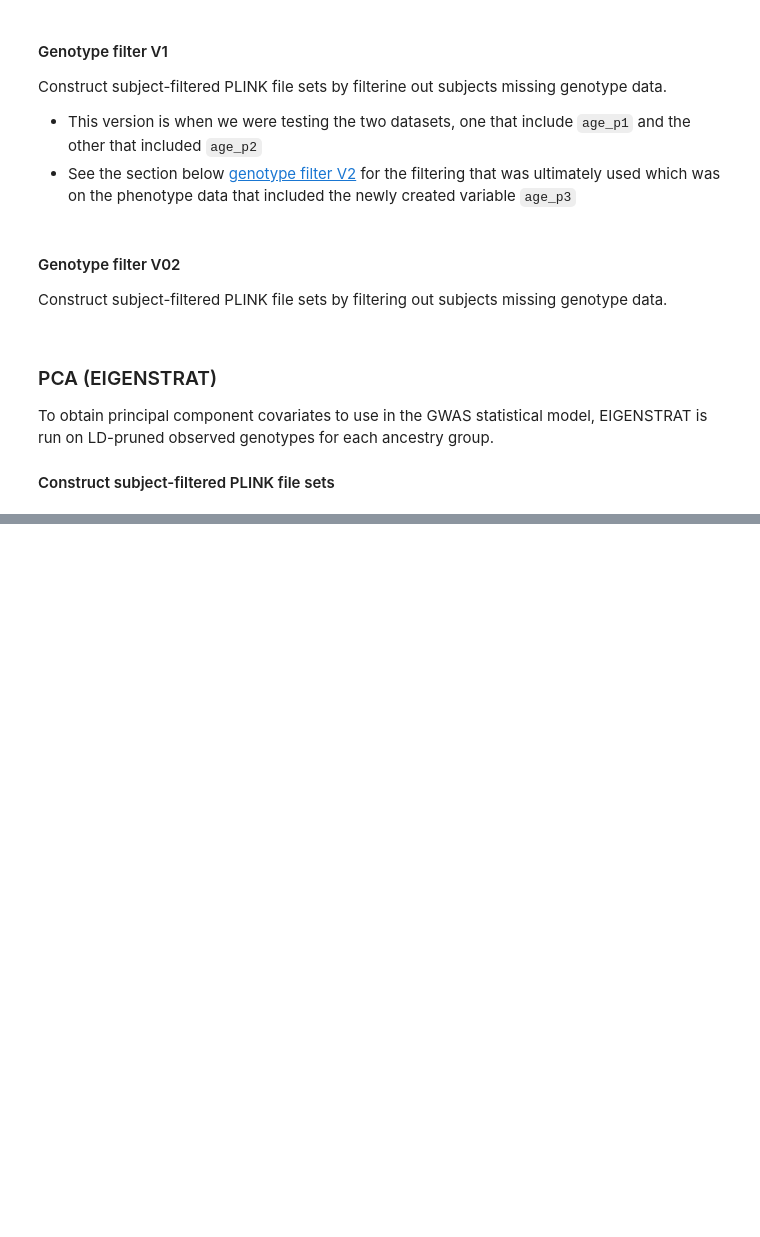
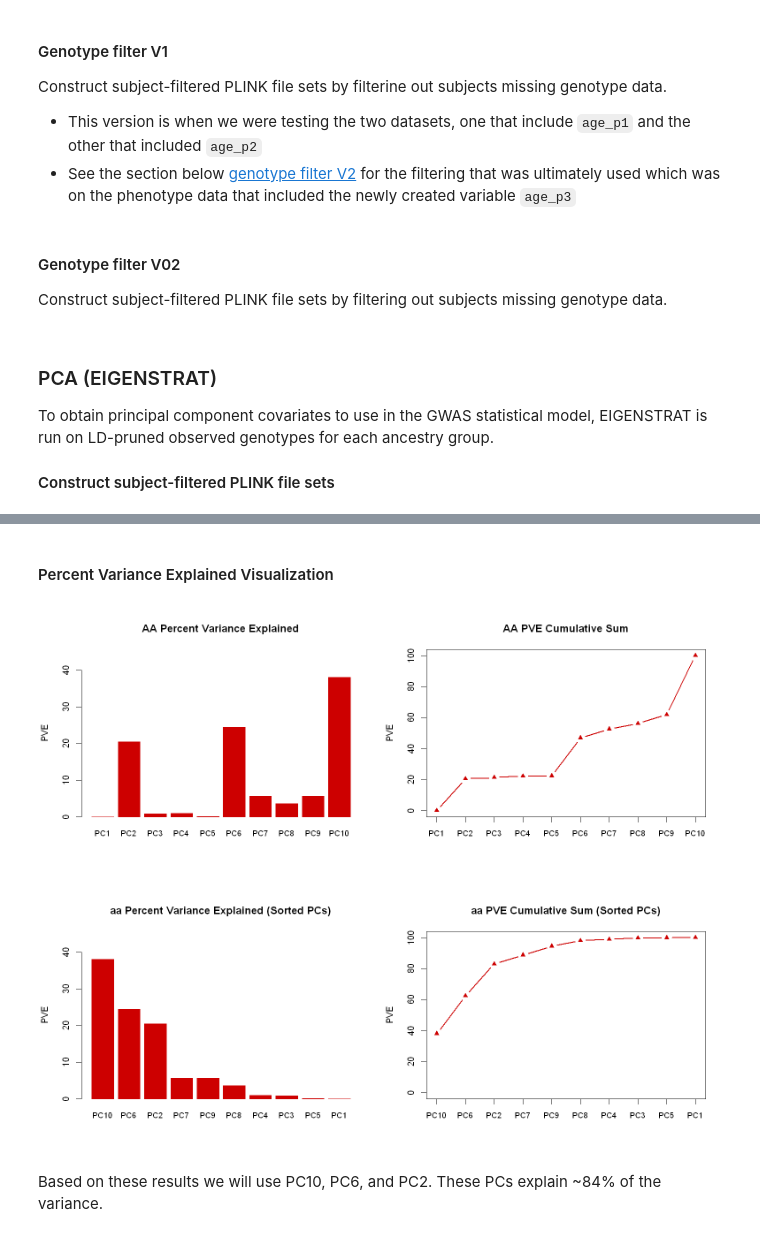
Before and after one commit to jaamarks/jaamarks_notebooks, a Jupyter notebook: Nicotine_Project/develop/COPDGene/20180502_COPDGene2_FTND_GWAS.ipynb, the cells around one changed output, grey strips where cells are left out. Saved outputs shown, nothing was run; the diff lists cells and outputs as text; code cells hidden in the pictures; blank space fills up the shorter version.

```diff
--- a/Nicotine_Project/develop/COPDGene/20180502_COPDGene2_FTND_GWAS.ipynb
+++ b/Nicotine_Project/develop/COPDGene/20180502_COPDGene2_FTND_GWAS.ipynb
@@ -461,0 +1211,20 @@ ancestry="ea"
+# %%
+# Build model formula
+model.str <- paste0(phen.name, " ~ ", paste(pc.names, collapse=" + "))
+cat("MODEL FORMULA:\n\n", model.str, "\n")
+
+# Get model fits
+lm.fit.aa <- lm(formula=as.formula(model.str), data=aa.data)
+
+# Get sequential (type I) sum of squares
+anova.aa <- anova(lm.fit.aa)
+
+# Calculate percent variance explained and sort
+aa.pve <- cbind(anova.aa[pc.names,],
+                PVE=round(anova.aa[pc.names, "Mean Sq"]/sum(anova.aa[pc.names, "Mean Sq"])*100, digits=2))
+aa.pve.sorted <- aa.pve[order(aa.pve$PVE, decreasing=T),]
+
+# Output regression info
+cat("\n\n================ AA group ================")
+summary(lm.fit.aa)
+aa.pve.sorted
@@ -461,0 +1266,29 @@ ancestry="ea"
+# %% [markdown]
+#### Percent Variance Explained Visualization
+# %%
+options(repr.plot.width=13, repr.plot.height=5)
+
+# Set graphical parameters
+cex.factor = 0.9
+barplot.ylim.aa = c(0, max(aa.pve$PVE)*1.2)
+
+# Visualize PVE
+par(mfrow=c(1,2))
+barplot(height=aa.pve$PVE, names.arg=rownames(aa.pve), beside=T, cex.names=cex.factor,
+        col="red3", border="red3", ylim=barplot.ylim.aa,
+        main="AA Percent Variance Explained", ylab="PVE")
+plot(cumsum(aa.pve$PVE), type="b", main="AA PVE Cumulative Sum", ylab="PVE",
+     lwd=2, col="red3", pch=17, xaxt="n", xlab="", ylim=c(0,100))
+axis(side=1, at=c(1:10), labels=rownames(aa.pve), cex.axis=cex.factor)
+
+par(mfrow=c(1,2))
+barplot(height=aa.pve.sorted$PVE, names.arg=rownames(aa.pve.sorted), beside=T, cex.names=cex.factor,
+        col="red3", border="red3", ylim=barplot.ylim.aa, main="aa Percent Variance Explained (Sorted PCs)", ylab="PVE")
+plot(cumsum(aa.pve.sorted$PVE), type="b", main="aa PVE Cumulative Sum (Sorted PCs)", ylab="PVE",
+     lwd=2, col="red3", pch=17, xaxt="n", xlab="", ylim=c(0,100))
+axis(side=1, at=c(1:10), labels=rownames(aa.pve.sorted), cex.axis=cex.factor)
+# %% [output]
+[figure, added]
+[figure, added]
+# %% [markdown]
+Based on these results we will use PC10, PC6, and PC2. These PCs explain ~84% of the variance.
```
Also changed, not shown: parts of 55 cells of this notebook, 12 other files.
